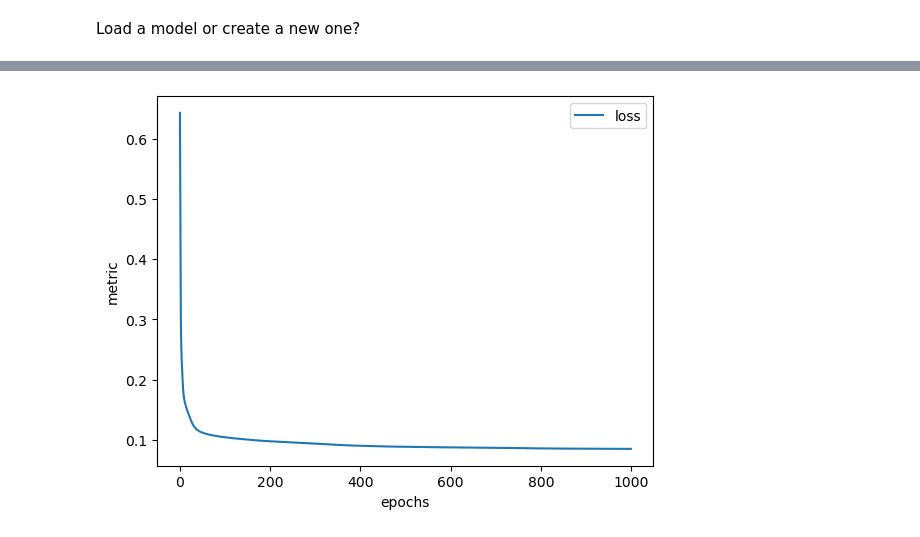
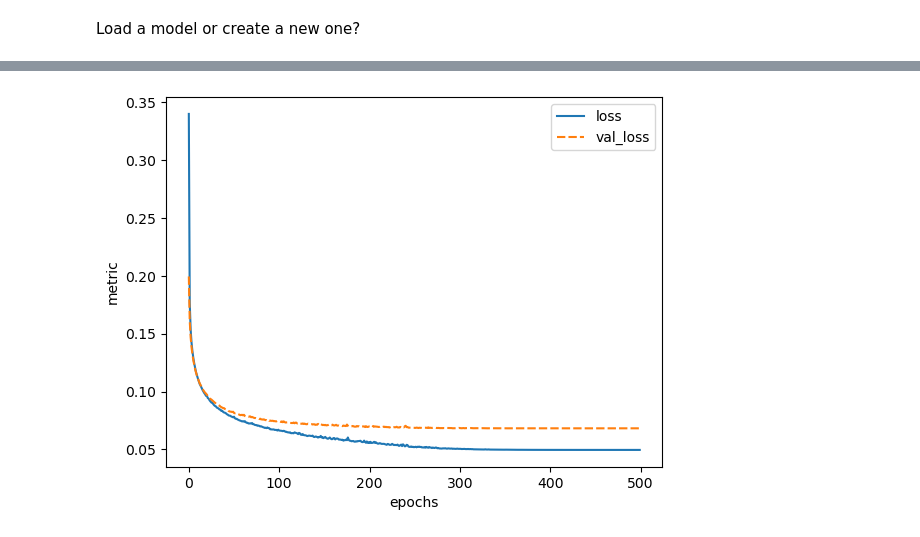
Before and after one commit to Quanta-Dan/Machine_Learning, a Jupyter notebook: neural_reservoir_computing.ipynb, the cells around one changed output, grey strips where cells are left out. Cells and saved outputs as stored; diff of their text form; code cells hidden in the pictures.

```diff
--- a/neural_reservoir_computing.ipynb
+++ b/neural_reservoir_computing.ipynb
@@ -32,3 +51,9 @@ y_train.shape
 from sklearn.preprocessing import StandardScaler
 scaler = StandardScaler()
 X_train = scaler.fit_transform(X_train)
+X_val = scaler.transform(X_val)
+X_test = scaler.transform(X_test)
+
+# y_train = scaler.fit_transform(y_train)
+# y_val = scaler.transform(y_val)
+# y_test = scaler.transform(y_test)
@@ -48,8 +75,8 @@ def create_nn(dropout_rate=0.5):
     # Dense layers
     #layers_norm = keras.layers.BatchNormalization()(inputs)
     dropout_layer = False
-    params_per_layer = 10
-    number_of_layers = 3
+    params_per_layer = 500
+    number_of_layers = 1
     for i in range(number_of_layers):
         x = keras.layers.Dense(params_per_layer, 'relu')(x)
         if dropout_layer:
@@ -96,20 +119,21 @@ _________________________________________________________________
 def compile_model(model):
     sgd = keras.optimizers.RMSprop(clipnorm=5)
     model.compile(optimizer='adam', #'sgd'
-                  loss='binary_crossentropy'#'mse'
+                  loss='binary_crossentropy',#'mse'
+                  metrics = ['accuracy']
                   )
 
 
 
-number_of_epochs = 1000
+number_of_epochs = 500
 
 
 
 
-earlystopper = keras.callbacks.EarlyStopping(monitor="loss",baseline = 1, patience=number_of_epochs,restore_best_weights=False)
-reduce_lr = keras.callbacks.ReduceLROnPlateau(monitor='loss',
+earlystopper = keras.callbacks.EarlyStopping(monitor="val_loss",baseline = 1, patience=number_of_epochs,restore_best_weights=False)
+reduce_lr = keras.callbacks.ReduceLROnPlateau(monitor='val_loss',
                               factor=0.5,
-                              patience=50,
+                              patience=20,
                               min_lr=1e-8)
 compile_model(model)
 
@@ -132,7 +156,7 @@ def plot_history(history, metrics, y_lim):
 history = model.fit(X_train, y_train,
                     batch_size=1024,
                     epochs=number_of_epochs,
-                    #validation_data = (X_val,y_val),
+                    validation_data = (X_val,y_val),
                     callbacks=[earlystopper
                                ,reduce_lr
                                ],
@@ -158,11 +182,11 @@ Epoch 1000/1000
 # %%
 # call the plot_history function with the apropriate object and string
 plot_history(history, ['loss'
-                    #    , 'val_loss'
+                       , 'val_loss'
                        ]
                        ,0)
 # %% [output]
-[figure, old version]
+[figure, new version]
 # %%
 # # Save the model
 # import os
```
Also changed, not shown: parts of 26 cells of this notebook, 7 other files.
